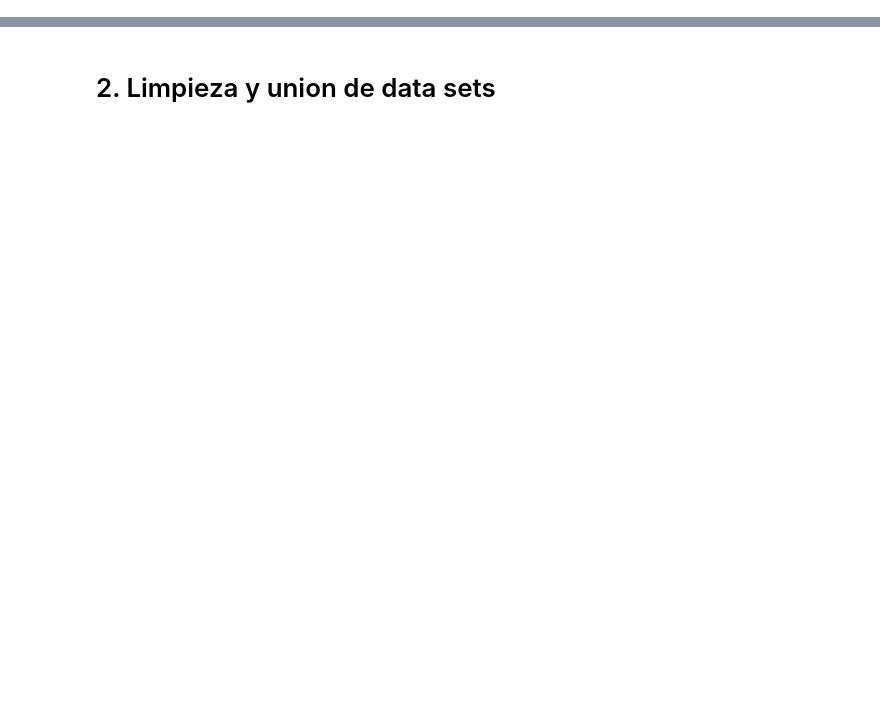
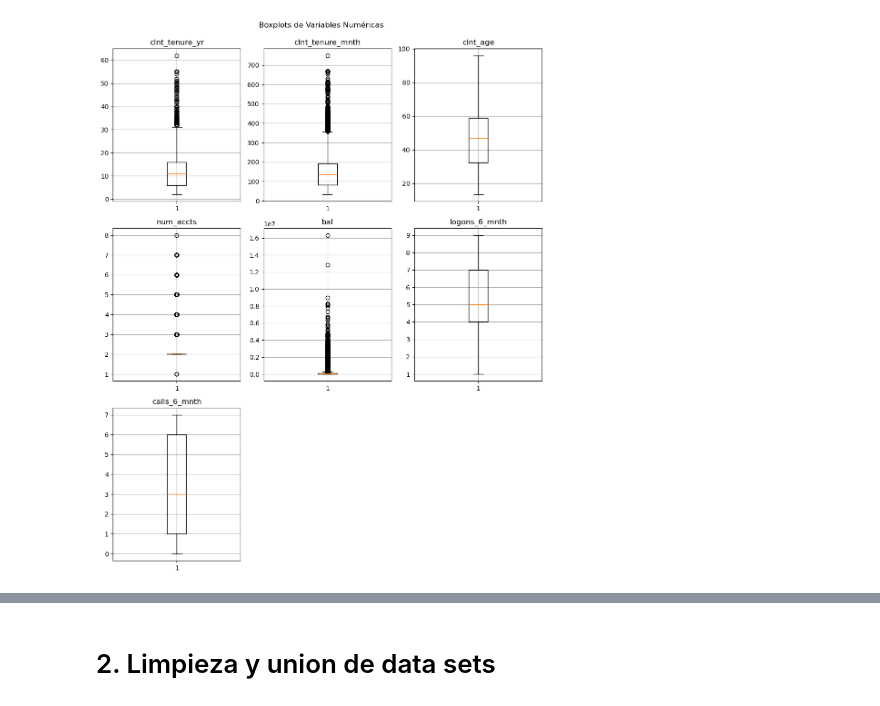
Before and after one commit to Osanchezr/Vanguard-AB-test, a Jupyter notebook: main.ipynb, the cells around one changed output, grey strips where cells are left out. Saved outputs shown, nothing was run; the diff lists cells and outputs as text; code cells hidden in the pictures; blank space fills up the shorter version.

```diff
--- a/main.ipynb
+++ b/main.ipynb
@@ -13,0 +41,4 @@ df_final_web_data_pt_2 = pd.read_csv("df_final_web_data_pt_2.txt")
+# %%
+plot_boxplots(df_demo_numeric)
+# %% [output]
+[figure, added]
```
Also changed, not shown: parts of 7 cells of this notebook, 2 other files.
